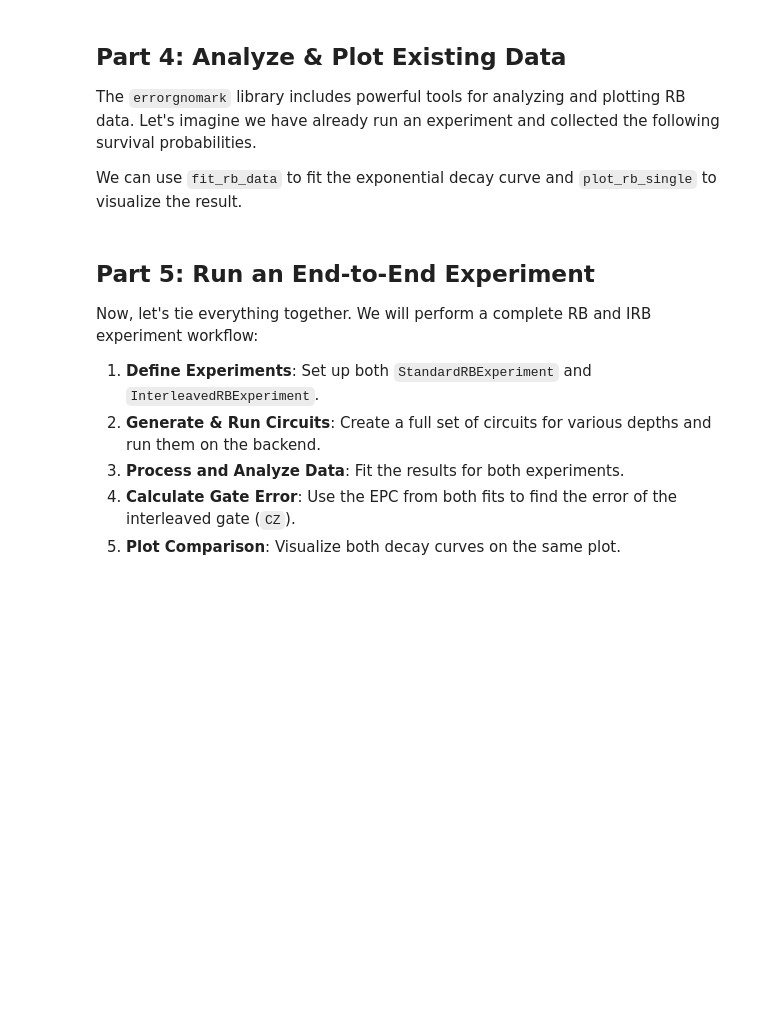
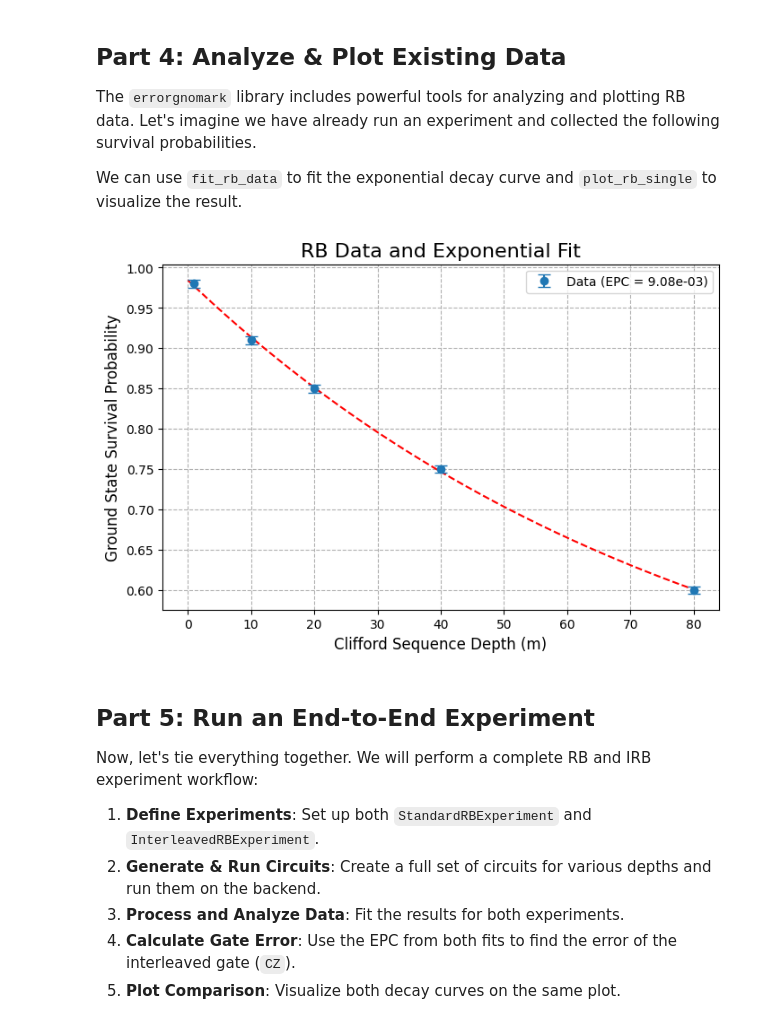
Before and after one commit to BAQIS-Quantum/ErrorGnoMark, a Jupyter notebook: docs/tutorials/rb.ipynb, the cells around one changed output. Cells and saved outputs as stored; diff of their text form; code cells hidden in the pictures; blank space fills up the shorter version.

```diff
--- a/docs/tutorials/rb.ipynb
+++ b/docs/tutorials/rb.ipynb
@@ -171,34 +192,48 @@ The `errorgnomark` library includes powerful tools for analyzing and plotting RB
 
 We can use `fit_rb_data` to fit the exponential decay curve and `plot_rb_single` to visualize the result.
 # %%
-# 1. Some pre-collected dummy data (e.g., from a previous experiment)
+import matplotlib.pyplot as plt
+
+# Assume 'qubits', 'fit_rb_data', and 'plot_rb_single'
+# are already defined in your environment.
+# For example:
+qubits = [0, 1]
+# from errorgnomark.analysis.rb import fit_rb_data, plot_rb_single
+
+# 1. Some pre-collected dummy data
 # This dictionary maps sequence depth (m) to a list of survival probabilities from different random circuits.
 dummy_data = {
     1: [0.98, 0.99, 0.97],
     10: [0.91, 0.92, 0.90],
     20: [0.85, 0.86, 0.84],
     40: [0.74, 0.75, 0.76],
     80: [0.60, 0.61, 0.59]
 }
 
 # 2. Use the analysis function to fit the data
 analysis_results = fit_rb_data(dummy_data, num_qubits=len(qubits))
 
-print("--- Analysis Results ---")
-print(f"Fit Parameter 'p': {analysis_results['fit_params']['p']:.4f} ± {analysis_results['fit_errs']['p_err']:.4f}")
-print(f"EPC (Error Per Clifford): {analysis_results['epc']:.5f} ± {analysis_results['epc_err']:.5f}")
+# --- Correction 1: How to access the dictionary ---
+# 'p' and 'epc' are at the top level of analysis_results, not inside 'fit_params'.
+# Additionally, the provided fit_rb_data function does not calculate parameter errors (p_err, epc_err),
+# so we have removed them from the print statement.
 
 # 3. Use the plotting function to visualize the data and the fit
 fig, ax = plt.subplots(figsize=(8, 5))
+
+# --- Correction 2: How to call the plotting function ---
+# The parameters for the plot_rb_single function should be `results`, `num_qubits`, and `title`.
+# We pass `analysis_results` as the `results` argument.
 plot_rb_single(
     ax=ax,
-    data=dummy_data,
-    fit_results=analysis_results,
-    label='Standard RB',
-    color='blue'
+    results=analysis_results,
+    num_qubits=len(qubits),
+    title="RB Data and Exponential Fit"
 )
-ax.set_title("RB Data and Exponential Fit")
+# The ax.set_title() line can be omitted, as the title is already passed to the plotting function.
 plt.show()
+# %% [output]
+[figure, added]
 # %% [markdown]
 ## Part 5: Run an End-to-End Experiment
 
```
Also changed, not shown: parts of 6 cells of this notebook.
